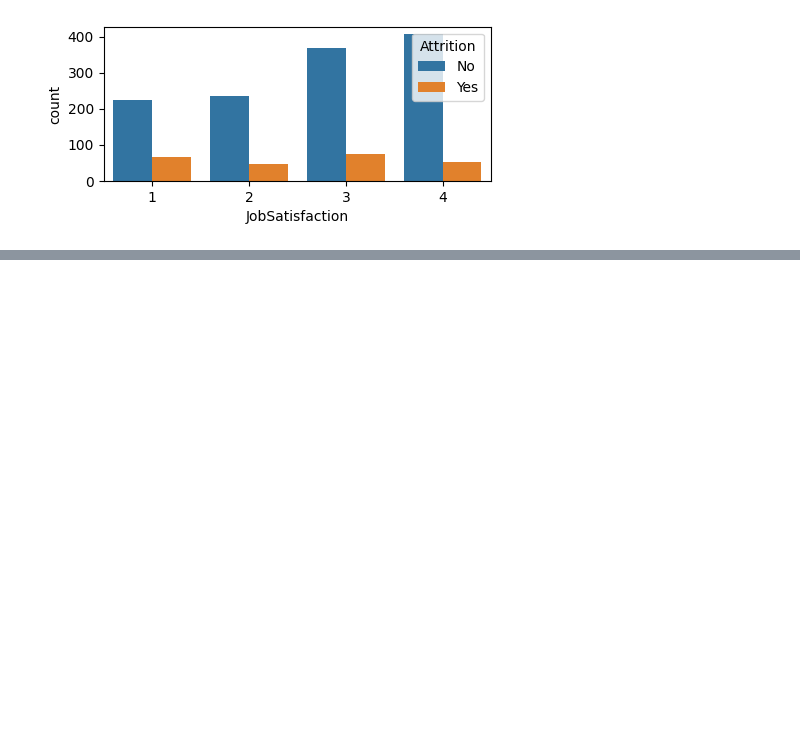
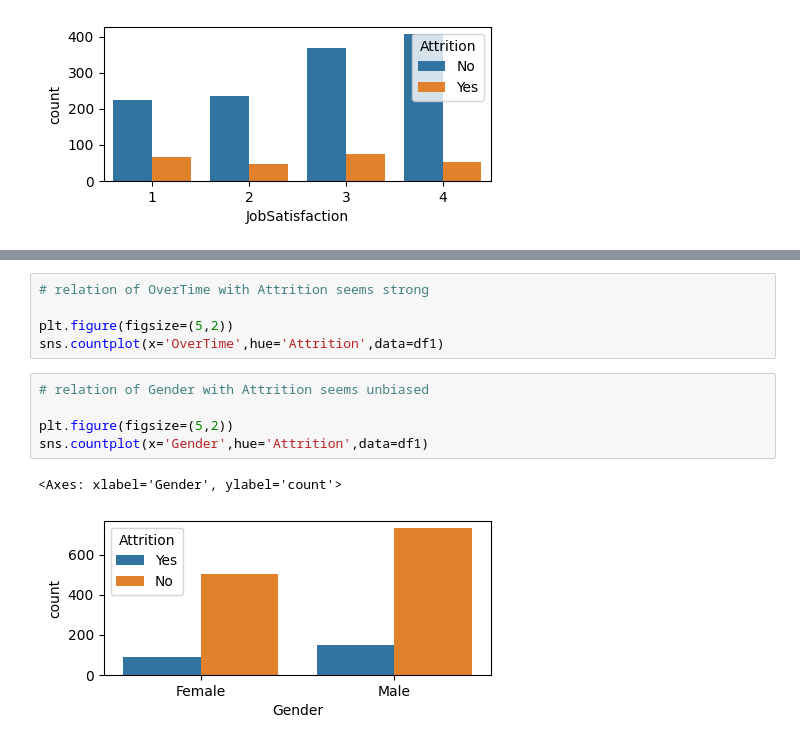
Before and after one commit to shilpashreshta/Data_Science_projects, a Jupyter notebook: Employee_Attrition_V1.ipynb, the cells around one changed output, grey strips where cells are left out. Drawn from its saved outputs; the diff is of its cells as text; blank space fills up the shorter version.

```diff
--- a/Employee_Attrition_V1.ipynb
+++ b/Employee_Attrition_V1.ipynb
@@ -111,0 +115,13 @@ Index(['Age', 'Attrition', 'BusinessTravel', 'DailyRate', 'Department',
+# %%
+# relation of OverTime with Attrition seems strong
+
+plt.figure(figsize=(5,2))
+sns.countplot(x='OverTime',hue='Attrition',data=df1)
+# %%
+# relation of Gender with Attrition seems unbiased
+
+plt.figure(figsize=(5,2))
+sns.countplot(x='Gender',hue='Attrition',data=df1)
+# %% [output]
+<Axes: xlabel='Gender', ylabel='count'>
+[figure, added]
```
Also changed, not shown: parts of 13 cells of this notebook.
